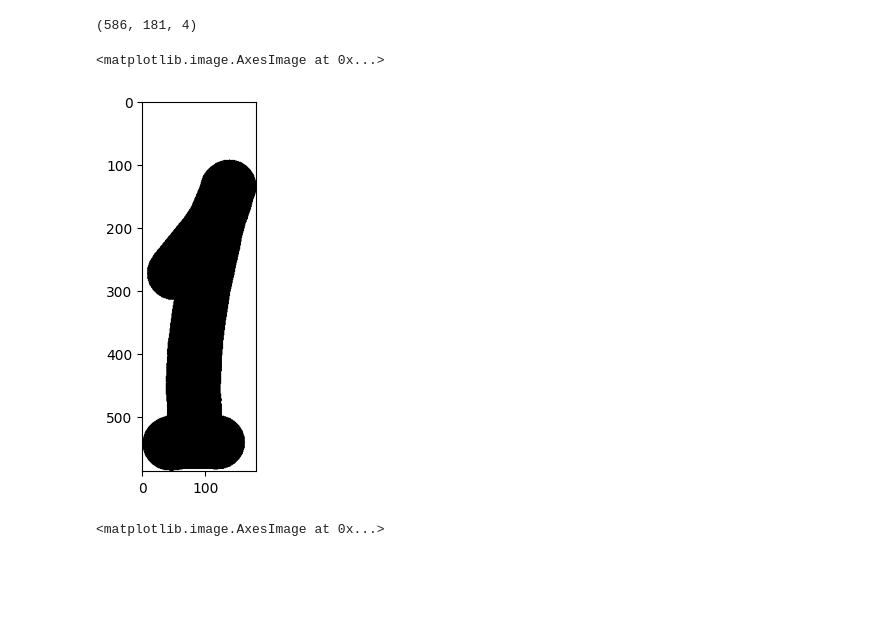
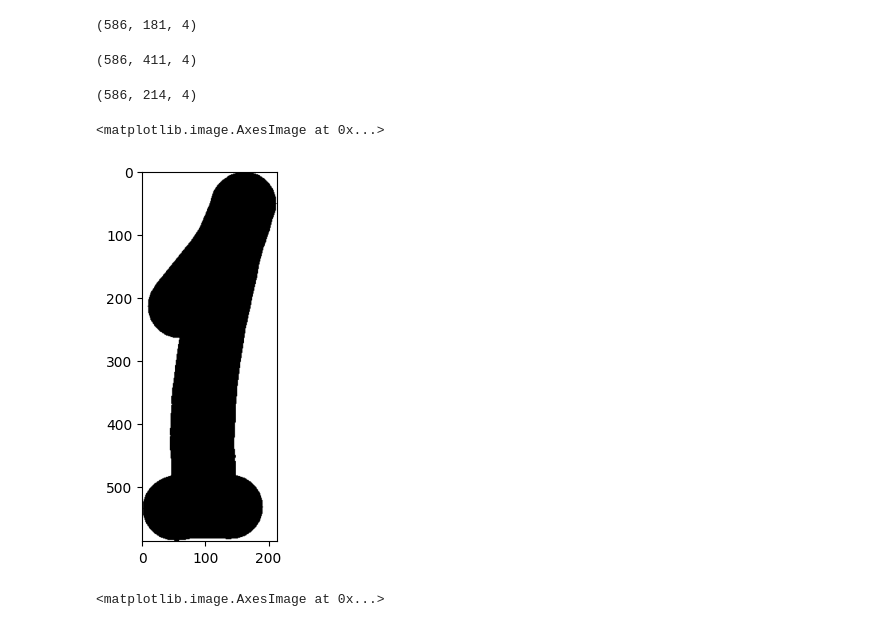
Before and after one commit to angelo-volpe/document-generator-jobs, a Jupyter notebook: notebooks/Generate Samples.ipynb, the cells around one changed output. Cells and saved outputs as stored; diff of their text form; code cells hidden in the pictures; blank space fills up the shorter version.

Commit message:
fix sample output, added box position, added scaling for image concatenation

```diff
--- a/notebooks/Generate Samples.ipynb
+++ b/notebooks/Generate Samples.ipynb
@@ -115,9 +112,9 @@ labels[labels["label"] == "1"].head(2)
 | 55 | images/img002-001.png | 1 |
 | 56 | images/img002-002.png | 1 |
 # %%
-letter_image_0 = cv2.imread("../handwritten_dataset_processed/images/img001-001.png", flags=cv2.IMREAD_UNCHANGED)
+letter_image_0 = cv2.imread("../data/handwritten_dataset_processed/images/img001-001.png", flags=cv2.IMREAD_UNCHANGED)
 # %%
-letter_image_1 = cv2.imread("../handwritten_dataset_processed/images/img002-001.png", flags=cv2.IMREAD_UNCHANGED)
+letter_image_1 = cv2.imread("../data/handwritten_dataset_processed/images/img002-001.png", flags=cv2.IMREAD_UNCHANGED)
 # %%
 letter_0_height = letter_image_0.shape[0]
 # %%
@@ -129,7 +130,9 @@ max_height
 # %% [output]
 586
 # %%
+images_to_concat = [letter_image_0, letter_image_1]
 images_to_concat_padded = []
+images_to_concat_scaled = []
 
 # pad images to fit the largest one
 for image in images_to_concat:
@@ -143,6 +146,19 @@ for image in images_to_concat:
     )
 
     images_to_concat_padded.append(padded_image)
+
+# scale images to fit the largest one
+for image in images_to_concat:
+    image_width = image.shape[1]
+    image_height = image.shape[0]
+    scale_factor = max_height / image_height
+
+    new_width = int(image_width * scale_factor)
+    new_height = int(image_height * scale_factor)
+
+    letter_scaled = cv2.resize(image, (new_width, new_height), interpolation=cv2.INTER_AREA)
+
+    images_to_concat_scaled.append(letter_scaled)
 # %%
 images_to_concat_padded[0].shape
 # %% [output]
@@ -151,9 +167,17 @@ images_to_concat_padded[0].shape
 images_to_concat_padded[1].shape
 # %% [output]
 (586, 181, 4)
+# %%
+images_to_concat_scaled[0].shape
+# %% [output]
+(586, 411, 4)
+# %%
+images_to_concat_scaled[1].shape
+# %% [output]
+(586, 214, 4)
 # %%
-plt.imshow(images_to_concat_padded[1])
+plt.imshow(images_to_concat_scaled[1])
 # %% [output]
 <matplotlib.image.AxesImage at 0x...>
-[figure, old version]
+[figure, new version]
 # %%
```
Also changed, not shown: parts of 5 cells of this notebook, 4 other files.
